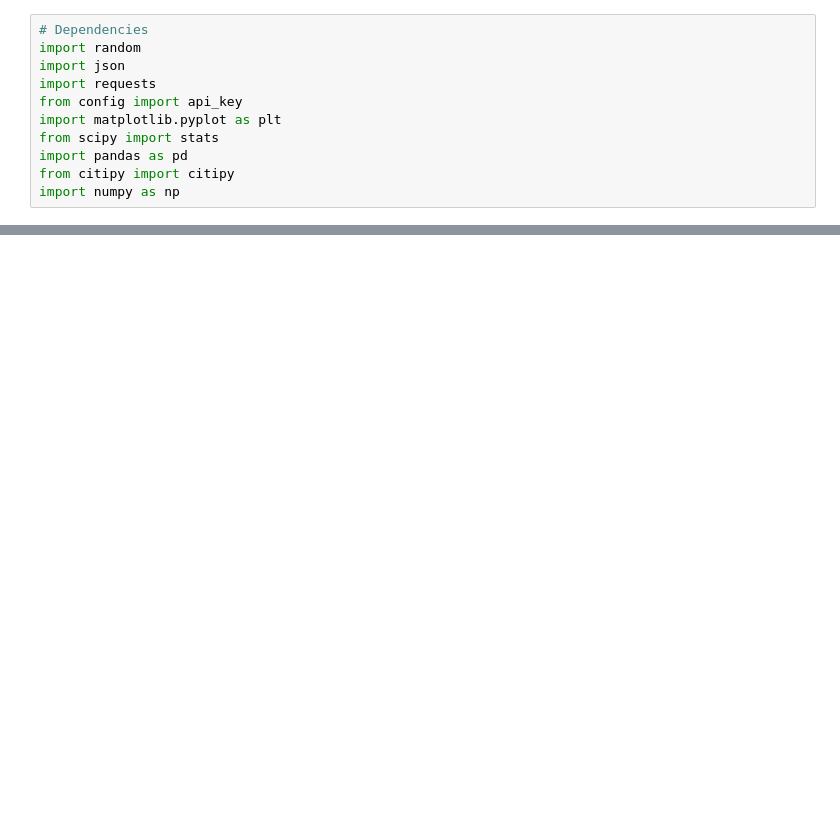
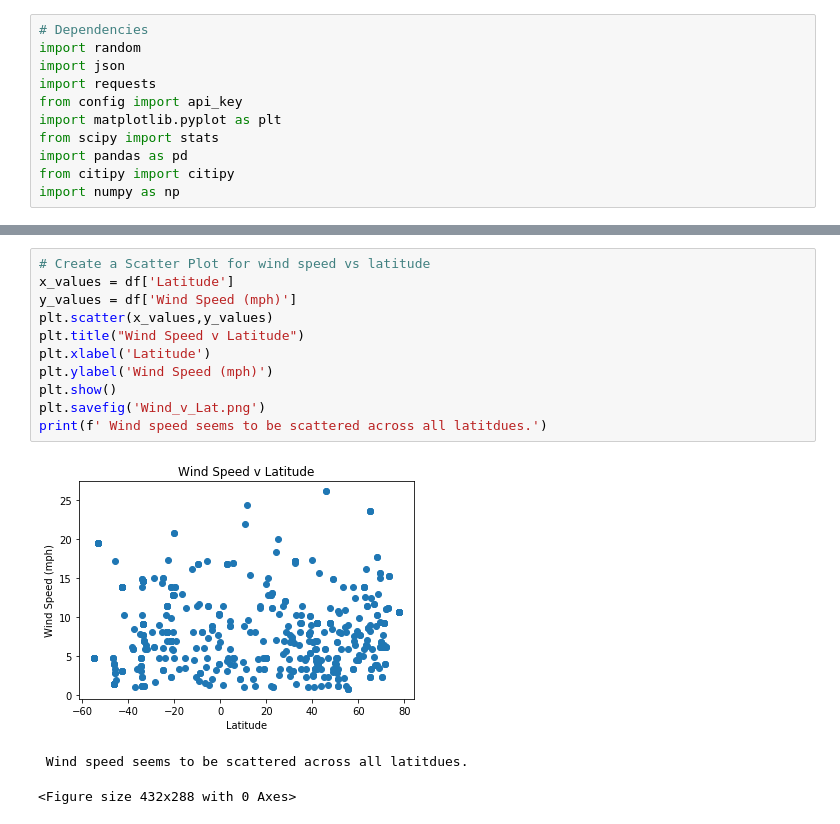
Before and after one commit to djaxon/python-api-challenge, a Jupyter notebook: WeatherPy/WeatherPy2.ipynb, the cells around one changed output, grey strips where cells are left out. Drawn from its saved outputs; the diff is of its cells as text; blank space fills up the shorter version.

```diff
--- a/WeatherPy/WeatherPy2.ipynb
+++ b/WeatherPy/WeatherPy2.ipynb
@@ -71,0 +108,15 @@ KeyError: 'coord'
+# %%
+# Create a Scatter Plot for wind speed vs latitude
+x_values = df['Latitude']
+y_values = df['Wind Speed (mph)']
+plt.scatter(x_values,y_values)
+plt.title("Wind Speed v Latitude")
+plt.xlabel('Latitude')
+plt.ylabel('Wind Speed (mph)')
+plt.show()
+plt.savefig('Wind_v_Lat.png')
+print(f' Wind speed seems to be scattered across all latitdues.')
+# %% [output]
+[figure, added]
+ Wind speed seems to be scattered across all latitdues.
+<Figure size 432x288 with 0 Axes>
```
Also changed, not shown: parts of 13 cells of this notebook, 13 other files.
